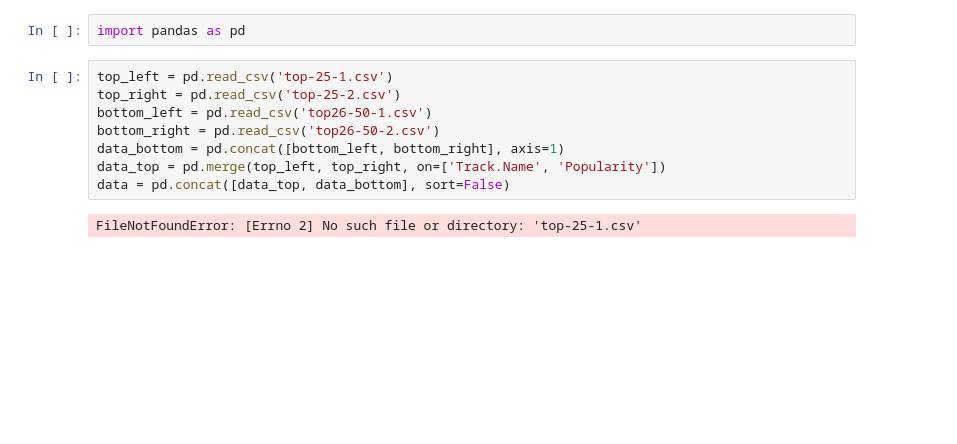
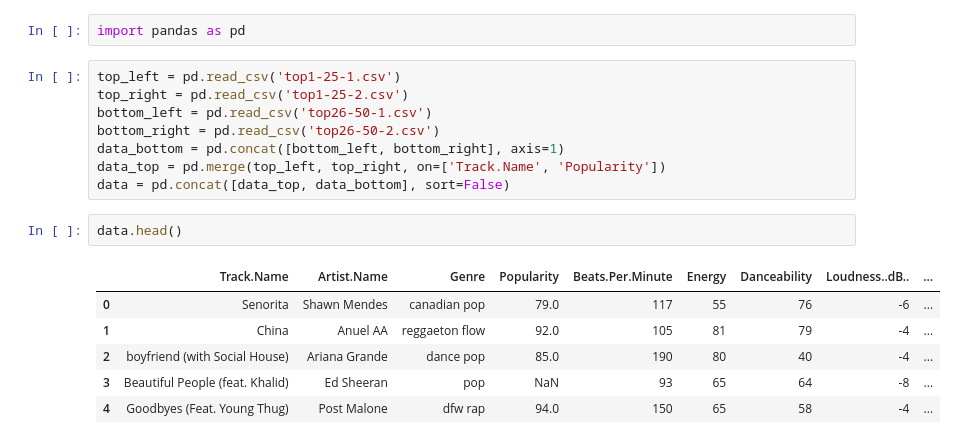
Before and after one commit to KarolisJasad/numpy-pandas-seaborn, a Jupyter notebook: pandas.ipynb, the cells around one changed output. Cells and saved outputs as stored; diff of their text form; blank space fills up the shorter version.

```diff
--- a/pandas.ipynb
+++ b/pandas.ipynb
@@ -1,12 +1,19 @@
 # %%
 import pandas as pd
 # %%
-top_left = pd.read_csv('top-25-1.csv')
-top_right = pd.read_csv('top-25-2.csv')
+top_left = pd.read_csv('top1-25-1.csv')
+top_right = pd.read_csv('top1-25-2.csv')
 bottom_left = pd.read_csv('top26-50-1.csv')
 bottom_right = pd.read_csv('top26-50-2.csv')
 data_bottom = pd.concat([bottom_left, bottom_right], axis=1)
 data_top = pd.merge(top_left, top_right, on=['Track.Name', 'Popularity'])
 data = pd.concat([data_top, data_bottom], sort=False)
-# %% [output]
-FileNotFoundError: [Errno 2] No such file or directory: 'top-25-1.csv'
+# %%
+data.head()
+# %% [output]
+|  | Track.Name | Artist.Name | Genre | Popularity | Beats.Per.Minute | Energy | Danceability | Loudness..dB.. | ... |
+| 0 | Senorita | Shawn Mendes | canadian pop | 79.0 | 117 | 55 | 76 | -6 | ... |
+| 1 | China | Anuel AA | reggaeton flow | 92.0 | 105 | 81 | 79 | -4 | ... |
+| 2 | boyfriend (with Social House) | Ariana Grande | dance pop | 85.0 | 190 | 80 | 40 | -4 | ... |
+| 3 | Beautiful People (feat. Khalid) | Ed Sheeran | pop | NaN | 93 | 65 | 64 | -8 | ... |
+| 4 | Goodbyes (Feat. Young Thug) | Post Malone | dfw rap | 94.0 | 150 | 65 | 58 | -4 | ... |
```
Also changed, not shown: parts of 10 cells of this notebook, 17 other files.
